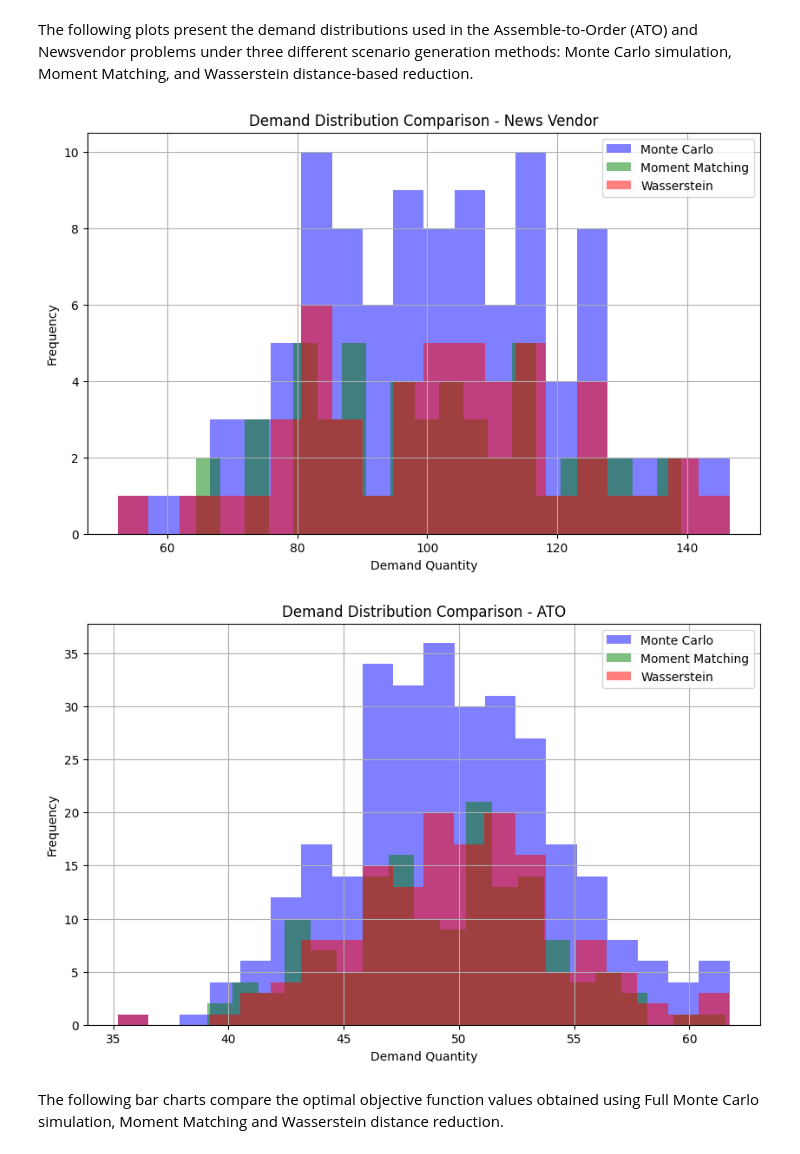
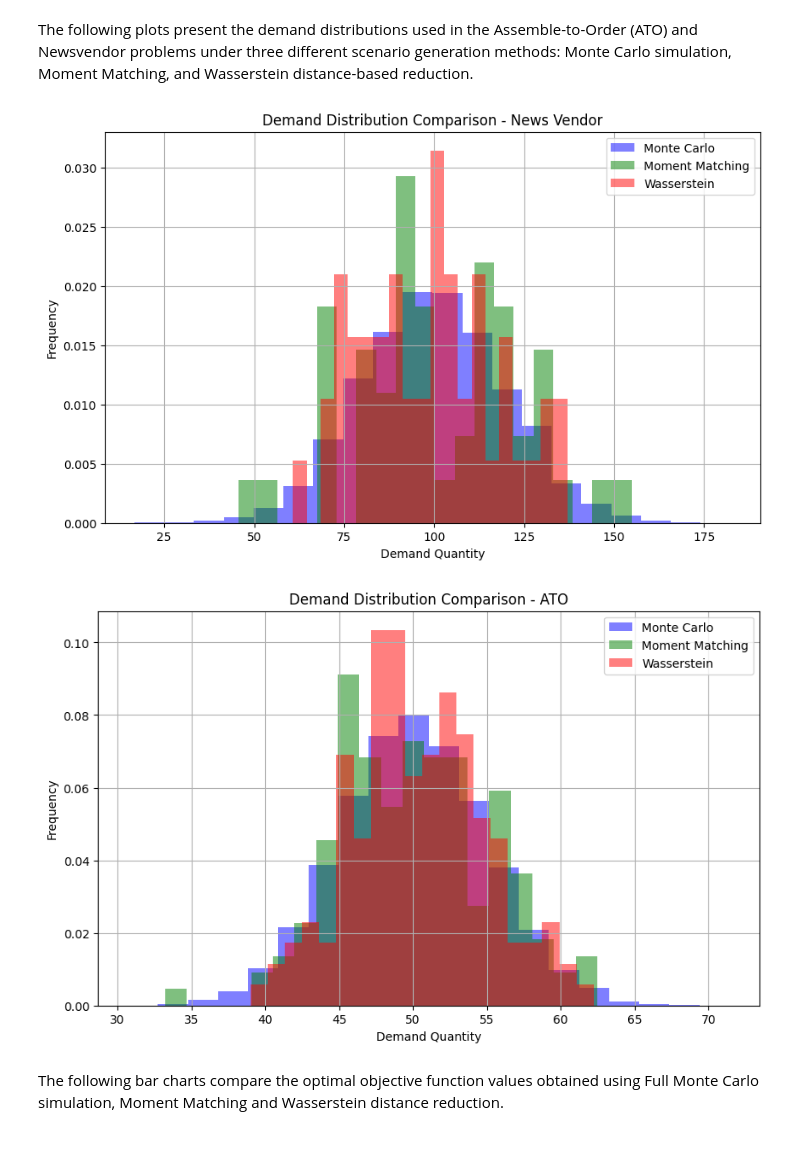
Before and after one commit to elenabongiovanni/assignmentStochastic, a Jupyter notebook: result/plots.ipynb, the cells around one changed output. Cells and saved outputs as stored; diff of their text form; code cells hidden in the pictures.

```diff
--- a/result/plots.ipynb
+++ b/result/plots.ipynb
@@ -19,30 +19,30 @@ The following plots present the demand distributions used in the Assemble-to-Ord
 # %%
 demand_mc = np.array(results_nv["demand_mc"]).flatten()
 demand_mm = np.array(results_nv["demand_mm"]).flatten()
 demand_w = np.array(results_nv["demand_w"]).flatten()
 
 plt.figure(figsize=(10, 6))
-plt.hist(demand_mc, bins=20, alpha=0.5, label='Monte Carlo', color='blue')
-plt.hist(demand_mm, bins=20, alpha=0.5, label='Moment Matching', color='green')
-plt.hist(demand_w, bins=20, alpha=0.5, label='Wasserstein', color='red')
+plt.hist(demand_mc, bins=20, alpha=0.5, label='Monte Carlo', color='blue',  density=True)
+plt.hist(demand_mm, bins=20, alpha=0.5, label='Moment Matching', color='green',  density=True)
+plt.hist(demand_w, bins=20, alpha=0.5, label='Wasserstein', color='red',  density=True)
 
 plt.xlabel('Demand Quantity')
 plt.ylabel('Frequency')
 plt.title('Demand Distribution Comparison - News Vendor')
 plt.legend()
 plt.grid(True)
 plt.show()
 # %% [output]
-[figure, old version]
+[figure, new version]
 # %%
 demand_mc = np.array(results_ato["demand_mc"]).flatten()
 demand_mm = np.array(results_ato["demand_mm"]).flatten()
 demand_w = np.array(results_ato["demand_w"]).flatten()
 
 plt.figure(figsize=(10, 6))
-plt.hist(demand_mc, bins=20, alpha=0.5, label='Monte Carlo', color='blue')
-plt.hist(demand_mm, bins=20, alpha=0.5, label='Moment Matching', color='green')
-plt.hist(demand_w, bins=20, alpha=0.5, label='Wasserstein', color='red')
+plt.hist(demand_mc, bins=20, alpha=0.5, label='Monte Carlo', color='blue',  density=True)
+plt.hist(demand_mm, bins=20, alpha=0.5, label='Moment Matching', color='green',  density=True)
+plt.hist(demand_w, bins=20, alpha=0.5, label='Wasserstein', color='red',  density=True)
 
 plt.xlabel('Demand Quantity')
 plt.ylabel('Frequency')
@@ -51,7 +51,7 @@ plt.legend()
 plt.grid(True)
 plt.show()
 # %% [output]
-[figure, old version]
+[figure, new version]
 # %% [markdown]
 The following bar charts compare the optimal objective function values obtained using Full Monte Carlo simulation, Moment Matching and Wasserstein distance reduction.
 # %%
```
Also changed, not shown: parts of 6 cells of this notebook, 6 other files.
